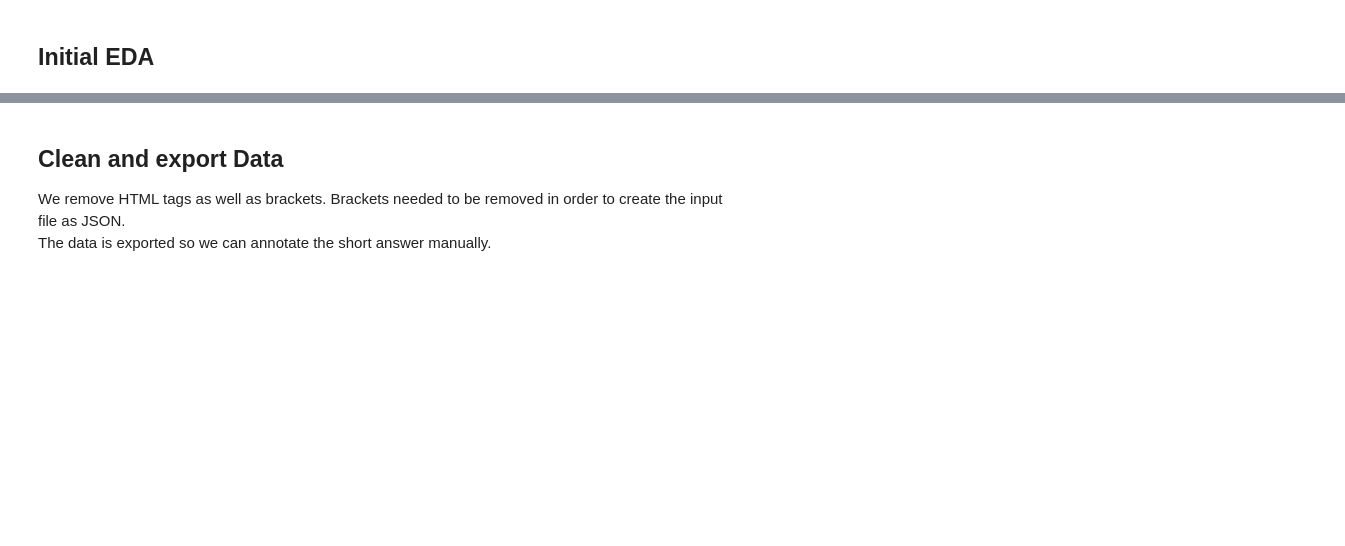
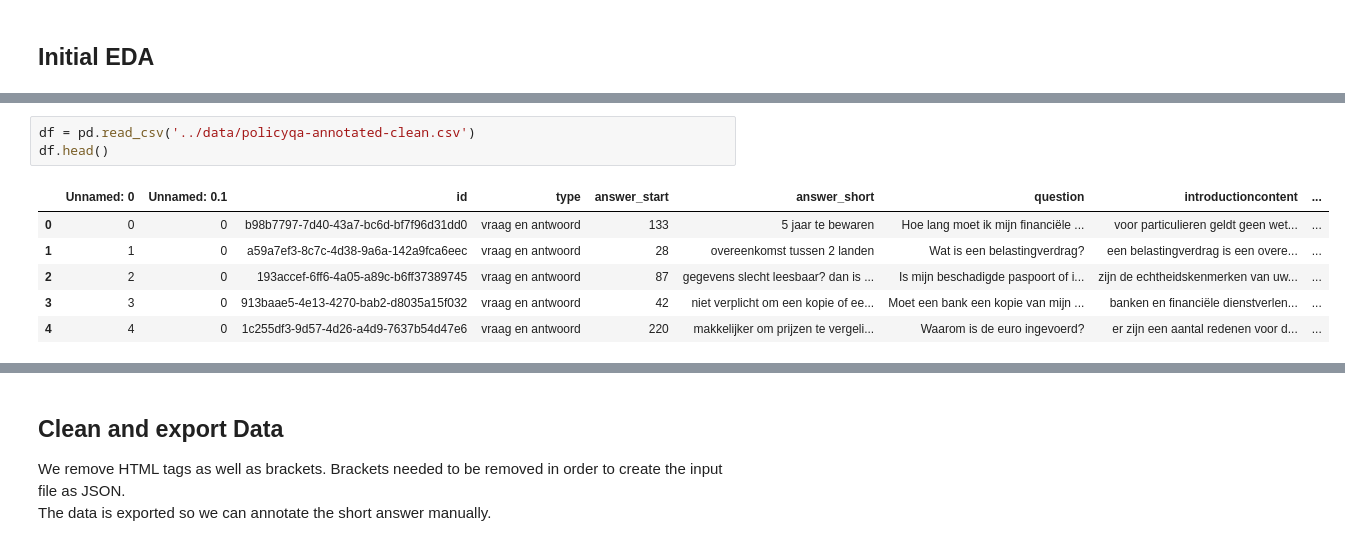
Before and after one commit to berryxmas/domain-adaptation-transformers-forQA, a Jupyter notebook: notebooks/eda-policyqa.ipynb, the cells around one changed output, grey strips where cells are left out. Saved outputs shown, nothing was run; the diff lists cells and outputs as text; blank space fills up the shorter version.

```diff
--- a/notebooks/eda-policyqa.ipynb
+++ b/notebooks/eda-policyqa.ipynb
@@ -76,0 +87,10 @@ df['organisationalunits'].unique()
+# %%
+df = pd.read_csv('../data/policyqa-annotated-clean.csv')
+df.head()
+# %% [output]
+|  | Unnamed: 0 | Unnamed: 0.1 | id | type | answer_start | answer_short | question | introductioncontent | ... |
+| 0 | 0 | 0 | b98b7797-7d40-43a7-bc6d-bf7f96d31dd0 | vraag en antwoord | 133 | 5 jaar te bewaren | Hoe lang moet ik mijn financiële ... | voor particulieren geldt geen wet... | ... |
+| 1 | 1 | 0 | a59a7ef3-8c7c-4d38-9a6a-142a9fca6eec | vraag en antwoord | 28 | overeenkomst tussen 2 landen | Wat is een belastingverdrag? | een belastingverdrag is een overe... | ... |
+| 2 | 2 | 0 | 193accef-6ff6-4a05-a89c-b6ff37389745 | vraag en antwoord | 87 | gegevens slecht leesbaar? dan is ... | Is mijn beschadigde paspoort of i... | zijn de echtheidskenmerken van uw... | ... |
+| 3 | 3 | 0 | 913baae5-4e13-4270-bab2-d8035a15f032 | vraag en antwoord | 42 | niet verplicht om een kopie of ee... | Moet een bank een kopie van mijn ... | banken en financiële dienstverlen... | ... |
+| 4 | 4 | 0 | 1c255df3-9d57-4d26-a4d9-7637b54d47e6 | vraag en antwoord | 220 | makkelijker om prijzen te vergeli... | Waarom is de euro ingevoerd? | er zijn een aantal redenen voor d... | ... |
```
Also changed, not shown: parts of 10 cells of this notebook, 4 other files.
